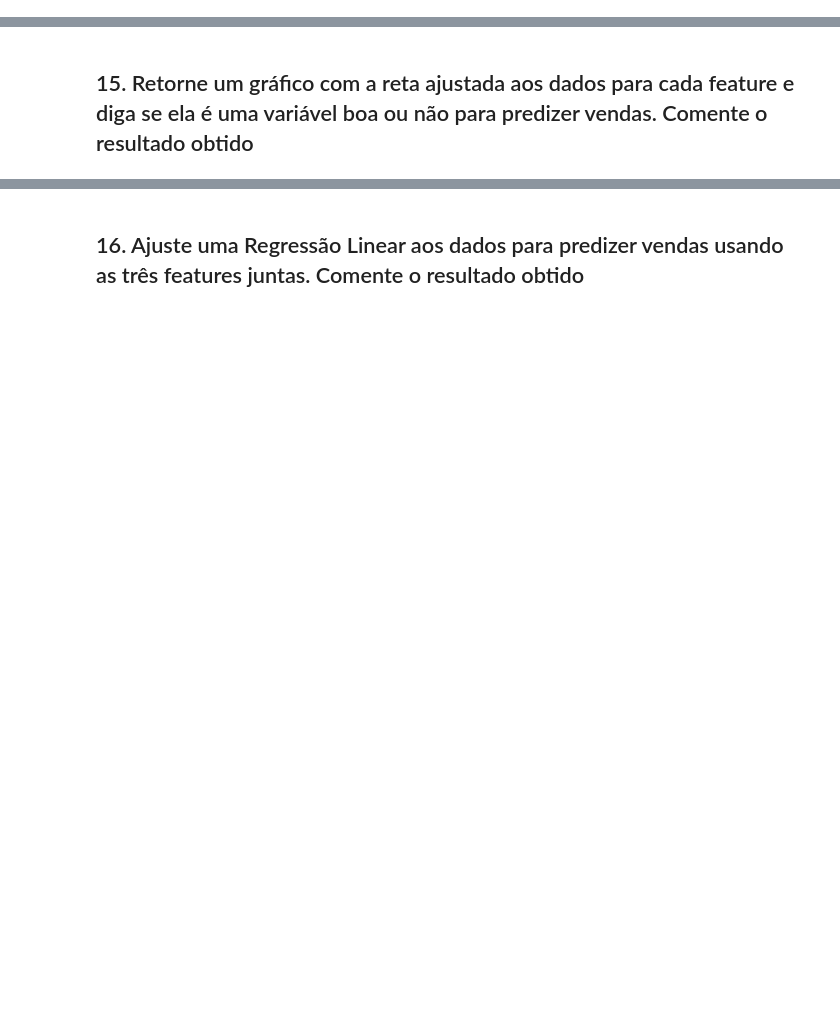
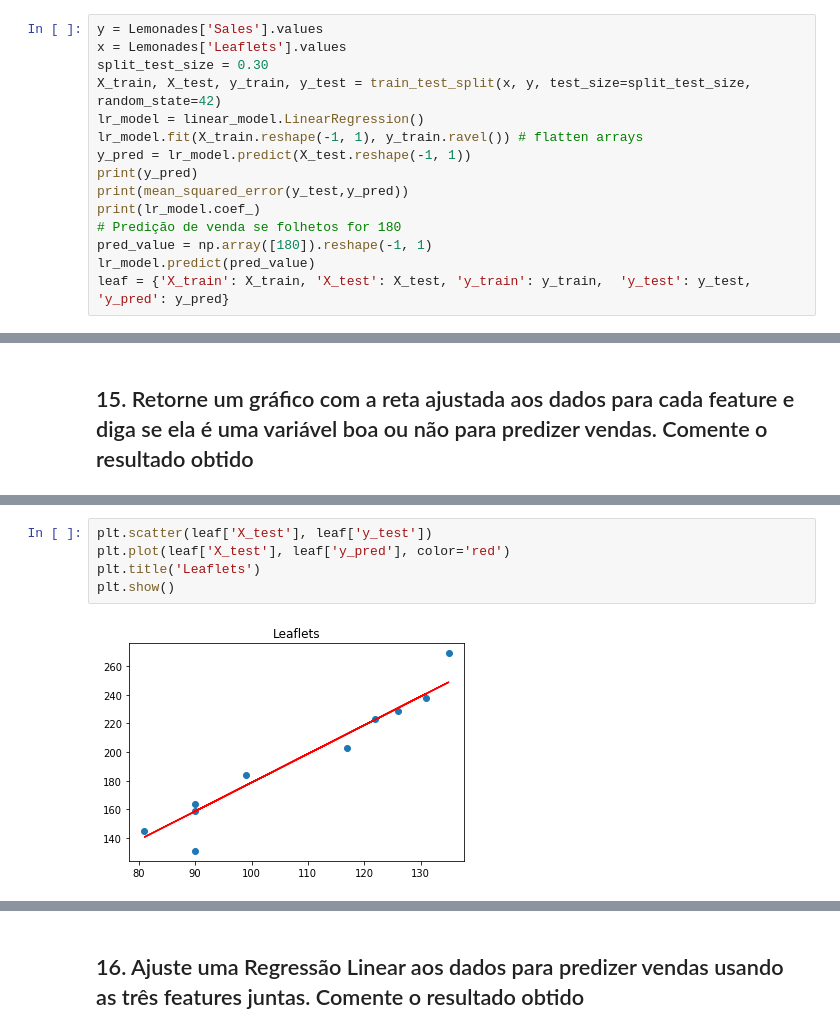
Before and after one commit to thonrocha/fiap-python, a Jupyter notebook: Trabalho_Final_Phyton.ipynb, the cells around one changed output, grey strips where cells are left out. Saved outputs shown, nothing was run; the diff lists cells and outputs as text; blank space fills up the shorter version.

```diff
--- a/Trabalho_Final_Phyton.ipynb
+++ b/Trabalho_Final_Phyton.ipynb
@@ -330,2 +353,17 @@ plt.show()
 # %% [markdown]
 ###  b. Leaflets
+# %%
+y = Lemonades['Sales'].values
+x = Lemonades['Leaflets'].values
+split_test_size = 0.30
+X_train, X_test, y_train, y_test = train_test_split(x, y, test_size=split_test_size, random_state=42)
+lr_model = linear_model.LinearRegression()
+lr_model.fit(X_train.reshape(-1, 1), y_train.ravel()) # flatten arrays
+y_pred = lr_model.predict(X_test.reshape(-1, 1))
+print(y_pred)
+print(mean_squared_error(y_test,y_pred))
+print(lr_model.coef_)
+# Predição de venda se folhetos for 180
+pred_value = np.array([180]).reshape(-1, 1)
+lr_model.predict(pred_value)
+leaf = {'X_train': X_train, 'X_test': X_test, 'y_train': y_train,  'y_test': y_test, 'y_pred': y_pred}
@@ -335,0 +406,7 @@ plt.show()
+# %%
+plt.scatter(leaf['X_test'], leaf['y_test'])
+plt.plot(leaf['X_test'], leaf['y_pred'], color='red')
+plt.title('Leaflets')
+plt.show()
+# %% [output]
+[figure, added]
```
Also changed, not shown: parts of 9 cells of this notebook.
